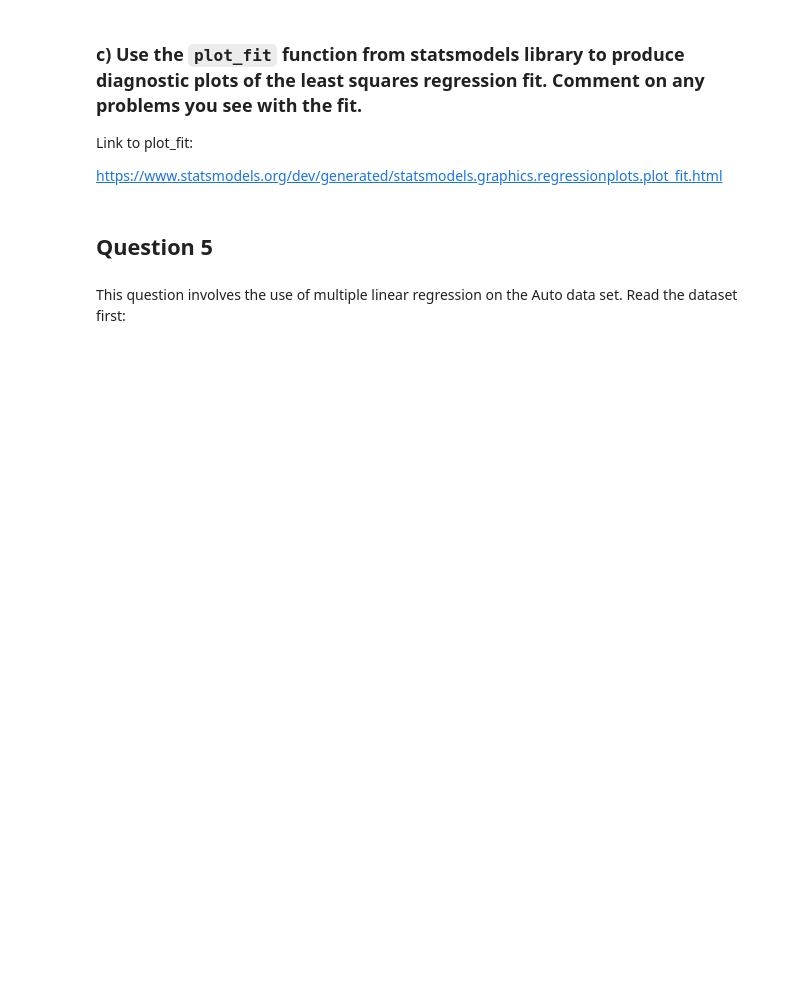
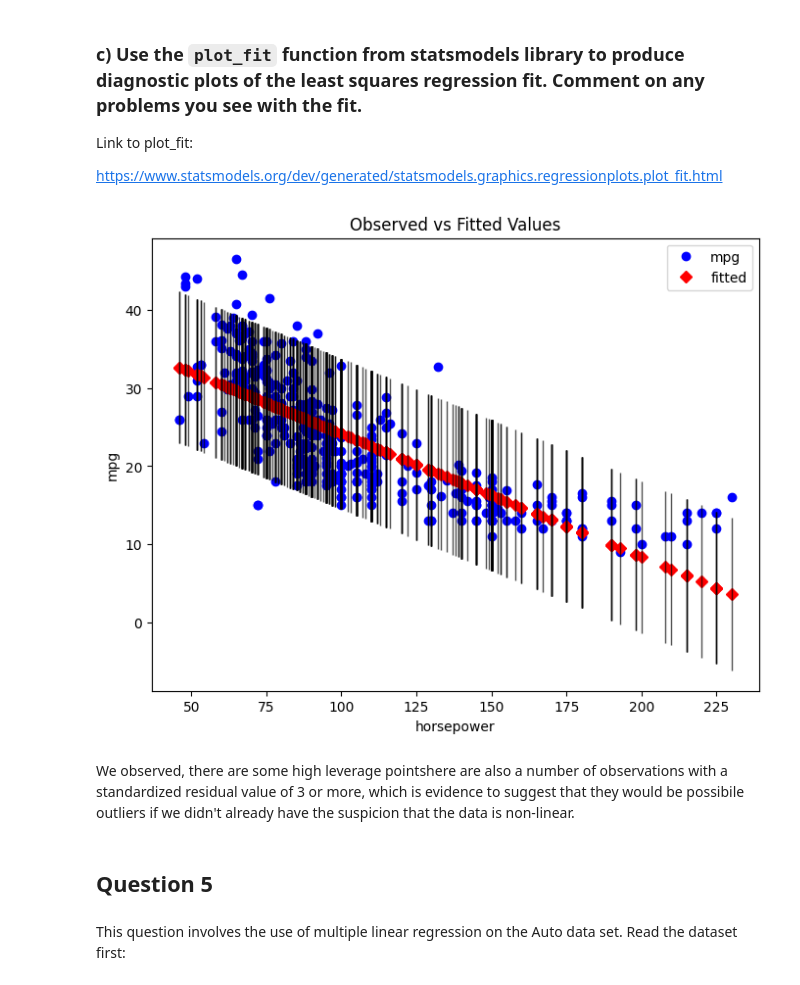
Before and after one commit to yatender-oktalk/machine-learning-arizona, a Jupyter notebook: week 1/IML_Assignment_1_learner_template.ipynb, the cells around one changed output. Cells and saved outputs as stored; diff of their text form; code cells hidden in the pictures; blank space fills up the shorter version.

```diff
--- a/week 1/IML_Assignment_1_learner_template.ipynb
+++ b/week 1/IML_Assignment_1_learner_template.ipynb
@@ -188,0 +302,13 @@ https://www.statsmodels.org/dev/generated/statsmodels.regression.linear_model.OL
+# %%
+# Select mpg as response and horsepower as predictor
+Y = df["mpg"]
+X = df["horsepower"]
+
+# Add a constant term for the intercept (optional but recommended for some methods in Statsmodels)
+X = sm.add_constant(X)  # add a column of ones for the intercept
+# Perform linear regression using OLS
+model = sm.OLS(Y, X)
+
+results = model.fit()
+# Print the summary of the regression results
+print(results.summary())
@@ -209,0 +360,10 @@ Provide your comments in this Markdown cell
+# %%
+# BEGIN SOLUTION
+horsepower_to_predict = 98
+X_pred = sm.add_constant([[1, horsepower_to_predict]])
+mpg_pred = results.predict(X_pred)
+
+ci_pred = results.get_prediction(X_pred).conf_int(alpha=0.05)
+print("Predicted mpg:", mpg_pred[0])
+print("95% Confidence Interval:", ci_pred[0])
+# END SOLUTION
@@ -250,3 +432,15 @@ https://www.statsmodels.org/dev/generated/statsmodels.graphics.regressionplots.p
+# %%
+# BEGIN SOLUTION
+# Scatter plot of observed versus fitted values
+fig, ax = plt.subplots(figsize=(8, 6))
+sm.graphics.plot_fit(results, 1, ax=ax)
+ax.set_title('Observed vs Fitted Values')
+plt.show()
+# END SOLUTION
+# %% [output]
+[figure, added]
+# %% [markdown]
+We observed, there are some high leverage pointshere are also a number of observations with a standardized residual value of 3 or more, which is evidence to suggest that they would be possibile outliers if we didn't already have the suspicion that the data is non-linear.
 # %% [markdown]
 ## Question 5
 # %% [markdown]
```
Also changed, not shown: parts of 121 cells of this notebook, 2 other files.
